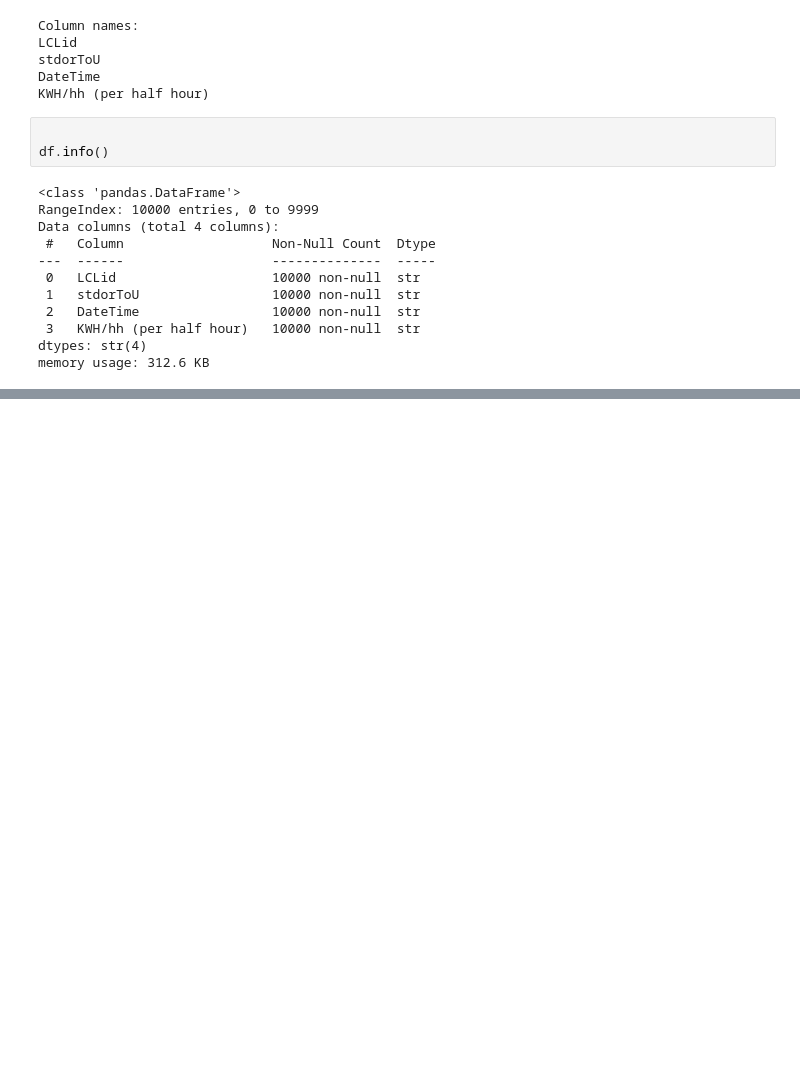
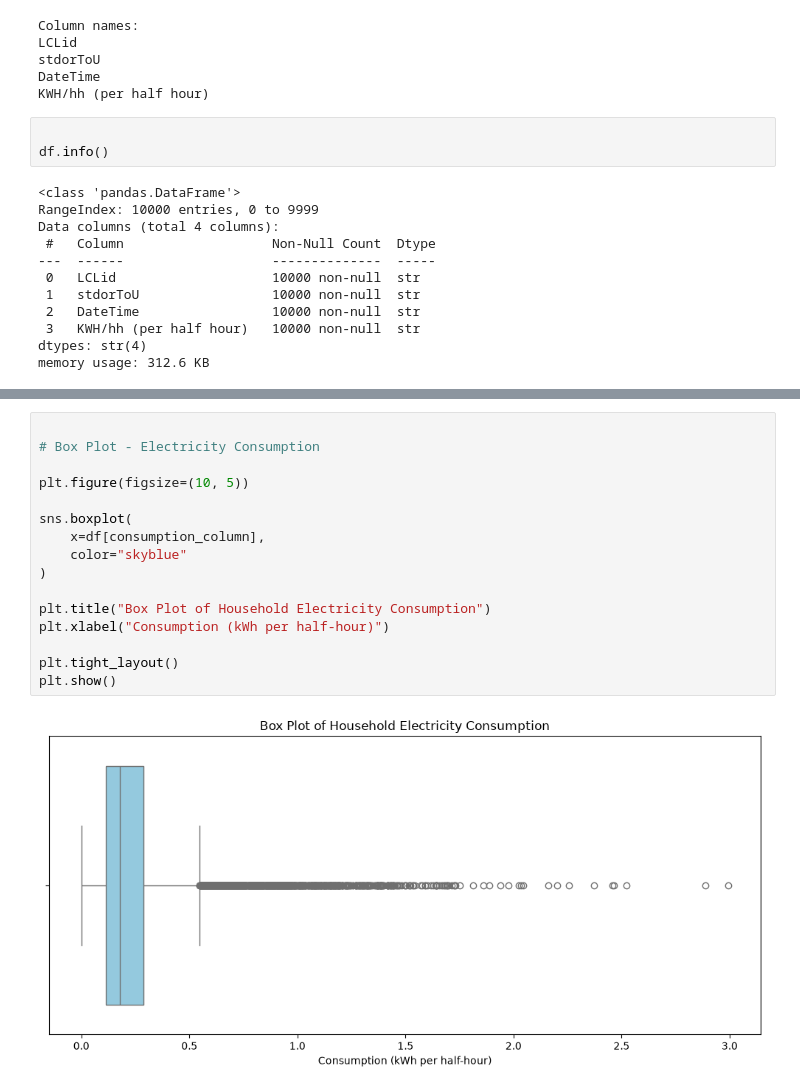
Before and after one commit to devbhatnagar-mp4/Smart-Meter-Load-Profiling-and-Consumer-Energy-Consumption-Clustering, a Jupyter notebook: notebooks/01_dataset_exploration.ipynb, the cells around one changed output, grey strips where cells are left out. Saved outputs shown, nothing was run; the diff lists cells and outputs as text; blank space fills up the shorter version.

```diff
--- a/notebooks/01_dataset_exploration.ipynb
+++ b/notebooks/01_dataset_exploration.ipynb
@@ -123,0 +307,18 @@ memory usage: 312.6 KB
+# %%
+
+# Box Plot - Electricity Consumption
+
+plt.figure(figsize=(10, 5))
+
+sns.boxplot(
+    x=df[consumption_column],
+    color="skyblue"
+)
+
+plt.title("Box Plot of Household Electricity Consumption")
+plt.xlabel("Consumption (kWh per half-hour)")
+
+plt.tight_layout()
+plt.show()
+# %% [output]
+[figure, added]
```
Also changed, not shown: parts of 17 cells of this notebook.
